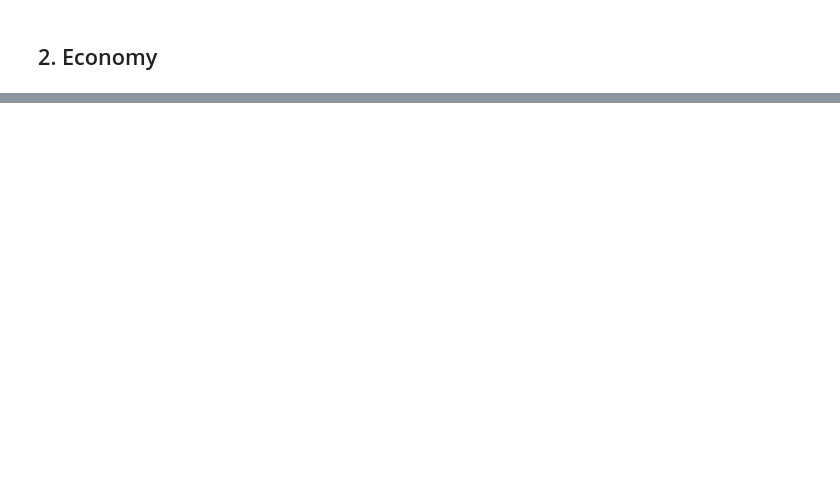
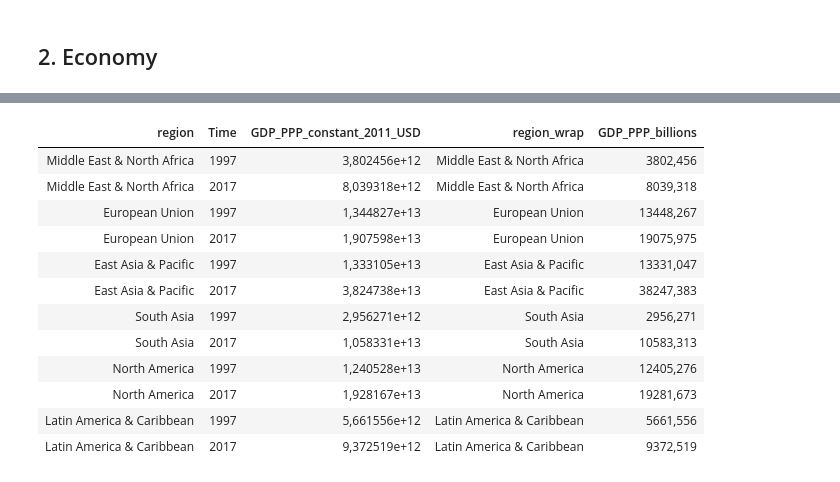
Before and after one commit to wegar-2/GlobalView, a Jupyter notebook: GrandChessboard_20_years_later.ipynb, the cells around one changed output, grey strips where cells are left out. Saved outputs shown, nothing was run; the diff lists cells and outputs as text; code cells hidden in the pictures; blank space fills up the shorter version.

```diff
--- a/GrandChessboard_20_years_later.ipynb
+++ b/GrandChessboard_20_years_later.ipynb
@@ -161,0 +195,29 @@ plotBarChartUrbanPopulation
+# %%
+# load economic data
+dtEconomicData <- read.csv(file = file.path(getwd(), "data",
+                                            "GrandChessboardEconomic_Data.csv"),
+                           stringsAsFactors = TRUE, na.strings = "..") %>%
+  data.table::as.data.table()
+data.table::setnames(x = dtEconomicData,
+                     old = c(
+                       "Country.Name",
+                       "GDP..constant.2010.US....NY.GDP.MKTP.KD.",
+                       "GDP..current.US....NY.GDP.MKTP.CD.",
+                       "GDP..PPP..constant.2011.international.....NY.GDP.MKTP.PP.KD.",
+                       "Goods.exports..BoP..current.US....BX.GSR.MRCH.CD.",
+                       "Goods.imports..BoP..current.US....BM.GSR.MRCH.CD.",
+                       "Energy.use..kg.of.oil.equivalent.per.capita...EG.USE.PCAP.KG.OE."
+                     ),
+                     new = c(
+                       "region",
+                       "GDP_constant_2010_USD",
+                       "GDP_current_USD",
+                       "GDP_PPP_constant_2011_USD",
+                       "goods_exports_current_USD",
+                       "goods_imports_current_USD",
+                       "energy_use_kg_of_oil_equivalent_per_capita"
+                     ))
+dtEconomicData <- dtEconomicData %>%
+  dplyr::select(c(-"Country.Code", -"Time.Code")) %>%
+  dplyr::filter(Time %in% c(1997, 2014, 2017)) %>%
+  data.table::as.data.table()
@@ -161,0 +250,22 @@ plotBarChartUrbanPopulation
+# %%
+# GDP PPP comparison: 1997 vs 2017
+dtGdpPpp <- dtEconomicData[Time %in% c(1997, 2017),
+                               list(region, Time, GDP_PPP_constant_2011_USD)]
+dtGdpPpp$region_wrap <- stringr::str_wrap(dtGdpPpp$region, width = 10L)
+dtGdpPpp$GDP_PPP_billions <- dtGdpPpp$GDP_PPP_constant_2011_USD/10^9
+dtGdpPpp$Time <- as.character(dtGdpPpp$Time)
+dtGdpPpp
+# %% [output]
+| region | Time | GDP_PPP_constant_2011_USD | region_wrap | GDP_PPP_billions |
+| Middle East & North Africa | 1997 | 3,802456e+12 | Middle East & North Africa | 3802,456 |
+| Middle East & North Africa | 2017 | 8,039318e+12 | Middle East & North Africa | 8039,318 |
+| European Union | 1997 | 1,344827e+13 | European Union | 13448,267 |
+| European Union | 2017 | 1,907598e+13 | European Union | 19075,975 |
+| East Asia & Pacific | 1997 | 1,333105e+13 | East Asia & Pacific | 13331,047 |
+| East Asia & Pacific | 2017 | 3,824738e+13 | East Asia & Pacific | 38247,383 |
+| South Asia | 1997 | 2,956271e+12 | South Asia | 2956,271 |
+| South Asia | 2017 | 1,058331e+13 | South Asia | 10583,313 |
+| North America | 1997 | 1,240528e+13 | North America | 12405,276 |
+| North America | 2017 | 1,928167e+13 | North America | 19281,673 |
+| Latin America & Caribbean | 1997 | 5,661556e+12 | Latin America & Caribbean | 5661,556 |
+| Latin America & Caribbean | 2017 | 9,372519e+12 | Latin America & Caribbean | 9372,519 |
```
Also changed, not shown: parts of 8 cells of this notebook, 1 other file.
